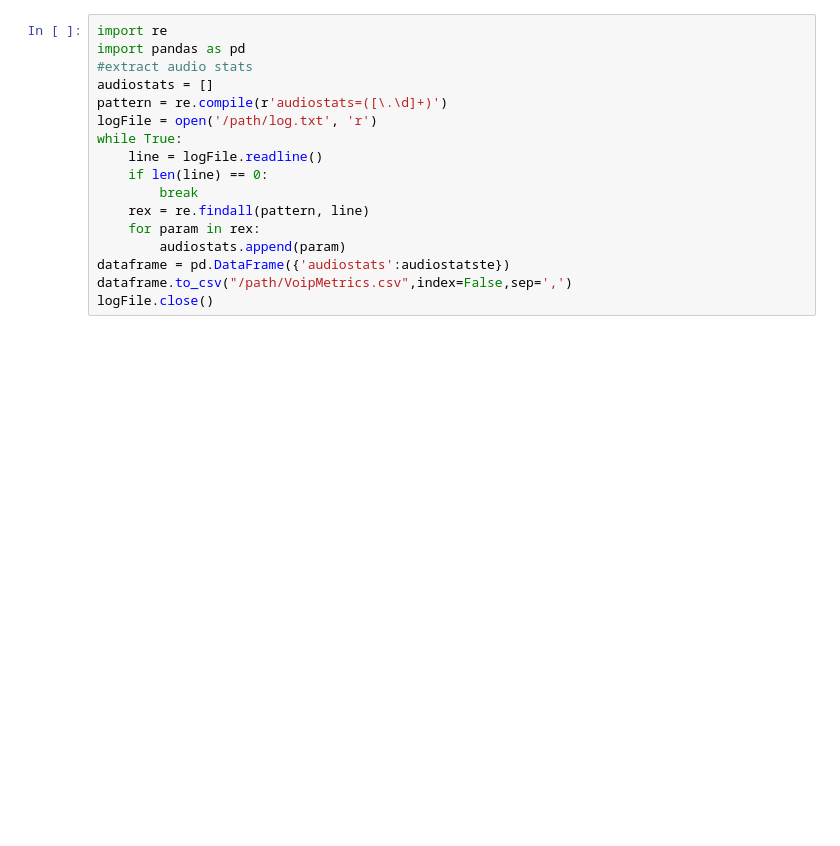
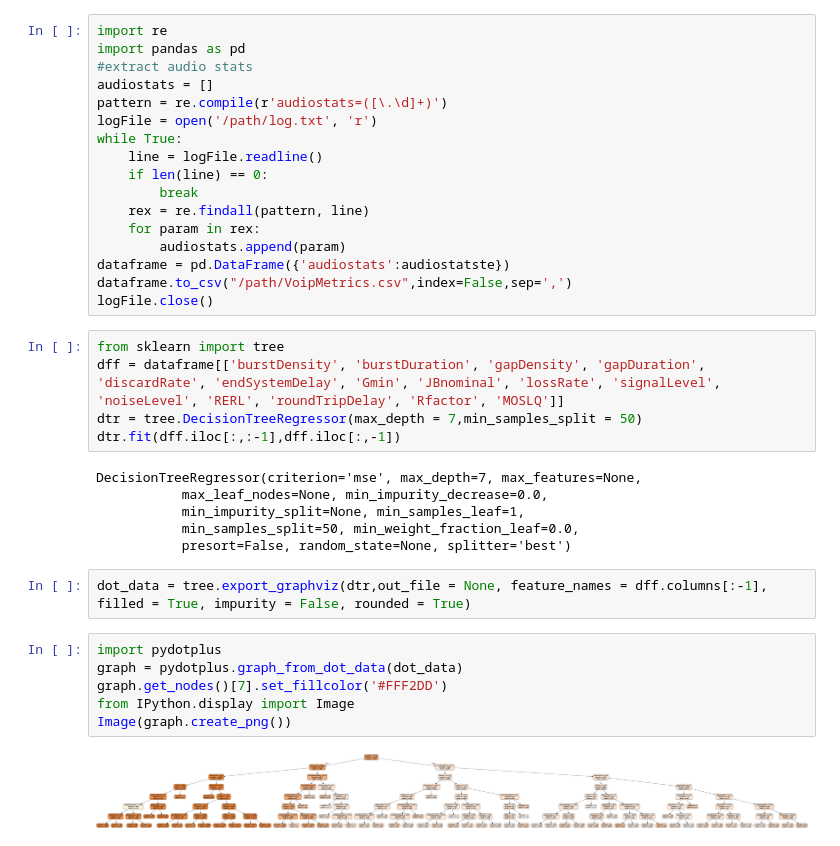
Before and after one commit to bowiesama/AudioMosPredict, a Jupyter notebook: notebooks/Data_Process.ipynb, the cells around one changed output. Drawn from its saved outputs; the diff is of its cells as text; blank space fills up the shorter version.

Commit message:
Update randomforest

```diff
--- a/notebooks/Data_Process.ipynb
+++ b/notebooks/Data_Process.ipynb
@@ -128,3 +132,24 @@ while True:
 dataframe = pd.DataFrame({'audiostats':audiostatste})
 dataframe.to_csv("/path/VoipMetrics.csv",index=False,sep=',')
 logFile.close()
+# %%
+from sklearn import tree
+dff = dataframe[['burstDensity', 'burstDuration', 'gapDensity', 'gapDuration', 'discardRate', 'endSystemDelay', 'Gmin', 'JBnominal', 'lossRate', 'signalLevel', 'noiseLevel', 'RERL', 'roundTripDelay', 'Rfactor', 'MOSLQ']]
+dtr = tree.DecisionTreeRegressor(max_depth = 7,min_samples_split = 50)
+dtr.fit(dff.iloc[:,:-1],dff.iloc[:,-1])
+# %% [output]
+DecisionTreeRegressor(criterion='mse', max_depth=7, max_features=None,
+           max_leaf_nodes=None, min_impurity_decrease=0.0,
+           min_impurity_split=None, min_samples_leaf=1,
+           min_samples_split=50, min_weight_fraction_leaf=0.0,
+           presort=False, random_state=None, splitter='best')
+# %%
+dot_data = tree.export_graphviz(dtr,out_file = None, feature_names = dff.columns[:-1], filled = True, impurity = False, rounded = True)
+# %%
+import pydotplus
+graph = pydotplus.graph_from_dot_data(dot_data)
+graph.get_nodes()[7].set_fillcolor('#FFF2DD')
+from IPython.display import Image
+Image(graph.create_png())
+# %% [output]
+[figure, added]
```
Also changed, not shown: parts of 2 cells of this notebook, 5 other files.
